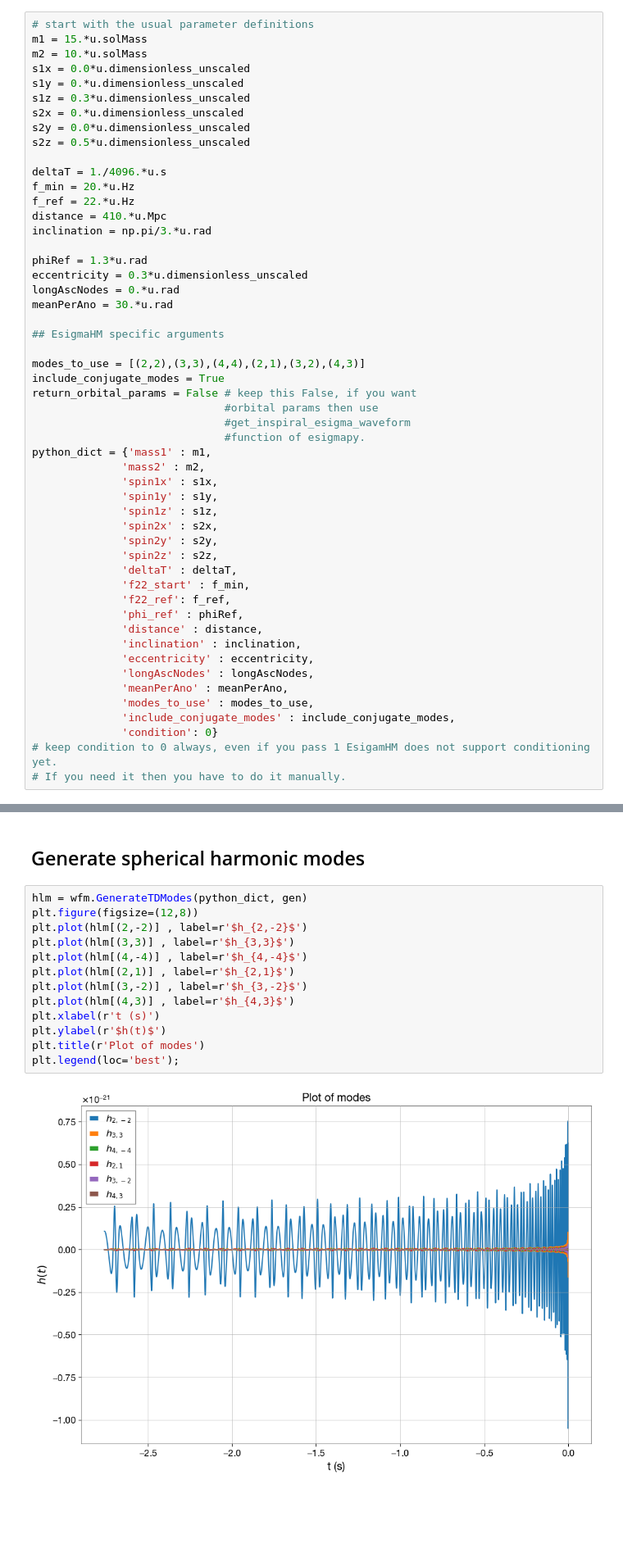
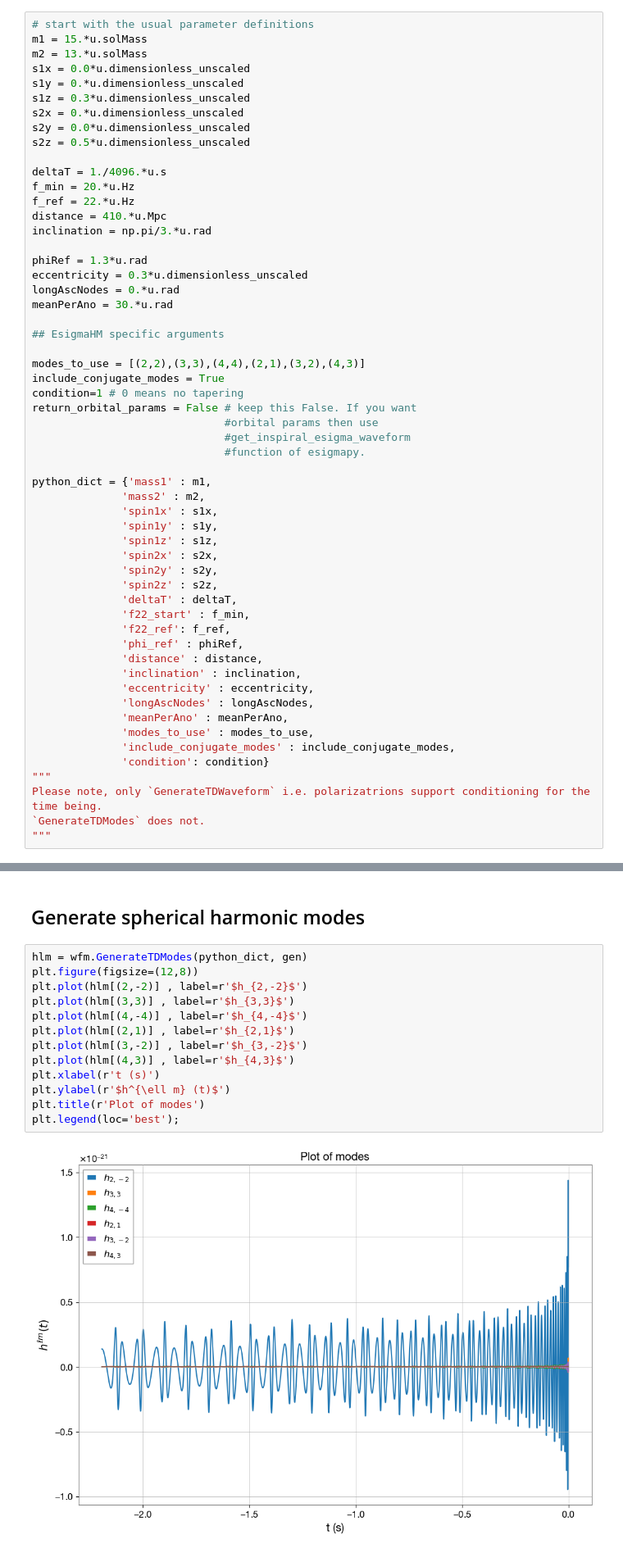
Before and after one commit to gwnrtools/esigmapy, a Jupyter notebook: notebooks/esigma_gwsignal.ipynb, the cells around one changed output, grey strips where cells are left out. Shown at 82% size. Cells and saved outputs as stored; diff of their text form; blank space fills up the shorter version.

```diff
--- a/notebooks/esigma_gwsignal.ipynb
+++ b/notebooks/esigma_gwsignal.ipynb
@@ -153,7 +192,7 @@ ax2.legend(loc='best');
 # %%
 # start with the usual parameter definitions
 m1 = 15.*u.solMass
-m2 = 10.*u.solMass
+m2 = 13.*u.solMass
 s1x = 0.0*u.dimensionless_unscaled
 s1y = 0.*u.dimensionless_unscaled
 s1z = 0.3*u.dimensionless_unscaled
@@ -176,10 +215,12 @@ meanPerAno = 30.*u.rad
 
 modes_to_use = [(2,2),(3,3),(4,4),(2,1),(3,2),(4,3)]
 include_conjugate_modes = True
-return_orbital_params = False # keep this False, if you want
+condition=1 # 0 means no tapering
+return_orbital_params = False # keep this False. If you want
                               #orbital params then use
                               #get_inspiral_esigma_waveform
                               #function of esigmapy.
+
 python_dict = {'mass1' : m1,
               'mass2' : m2,
               'spin1x' : s1x,
@@ -199,6 +240,8 @@ python_dict = {'mass1' : m1,
               'meanPerAno' : meanPerAno,
               'modes_to_use' : modes_to_use,
               'include_conjugate_modes' : include_conjugate_modes,
-              'condition': 0}
-# keep condition to 0 always, even if you pass 1 EsigamHM does not support conditioning yet.
-# If you need it then you have to do it manually.
+              'condition': condition}
+"""
+Please note, only `GenerateTDWaveform` i.e. polarizatrions support conditioning for the time being.
+`GenerateTDModes` does not.
+"""
@@ -209,18 +254,18 @@ gen = gwsignal_get_waveform_generator('InspiralEsigmaHM')
 # %%
 hlm = wfm.GenerateTDModes(python_dict, gen)
 plt.figure(figsize=(12,8))
 plt.plot(hlm[(2,-2)] , label=r'$h_{2,-2}$')
 plt.plot(hlm[(3,3)] , label=r'$h_{3,3}$')
 plt.plot(hlm[(4,-4)] , label=r'$h_{4,-4}$')
 plt.plot(hlm[(2,1)] , label=r'$h_{2,1}$')
 plt.plot(hlm[(3,-2)] , label=r'$h_{3,-2}$')
 plt.plot(hlm[(4,3)] , label=r'$h_{4,3}$')
 plt.xlabel(r't (s)')
-plt.ylabel(r'$h(t)$')
+plt.ylabel(r'$h^{\ell m} (t)$')
 plt.title(r'Plot of modes')
 plt.legend(loc='best');
 # %% [output]
-[figure, old version]
+[figure, new version]
 # %% [markdown]
 ## Generate polarizations
 # %%
```
Also changed, not shown: parts of 6 cells of this notebook, 2 other files.
